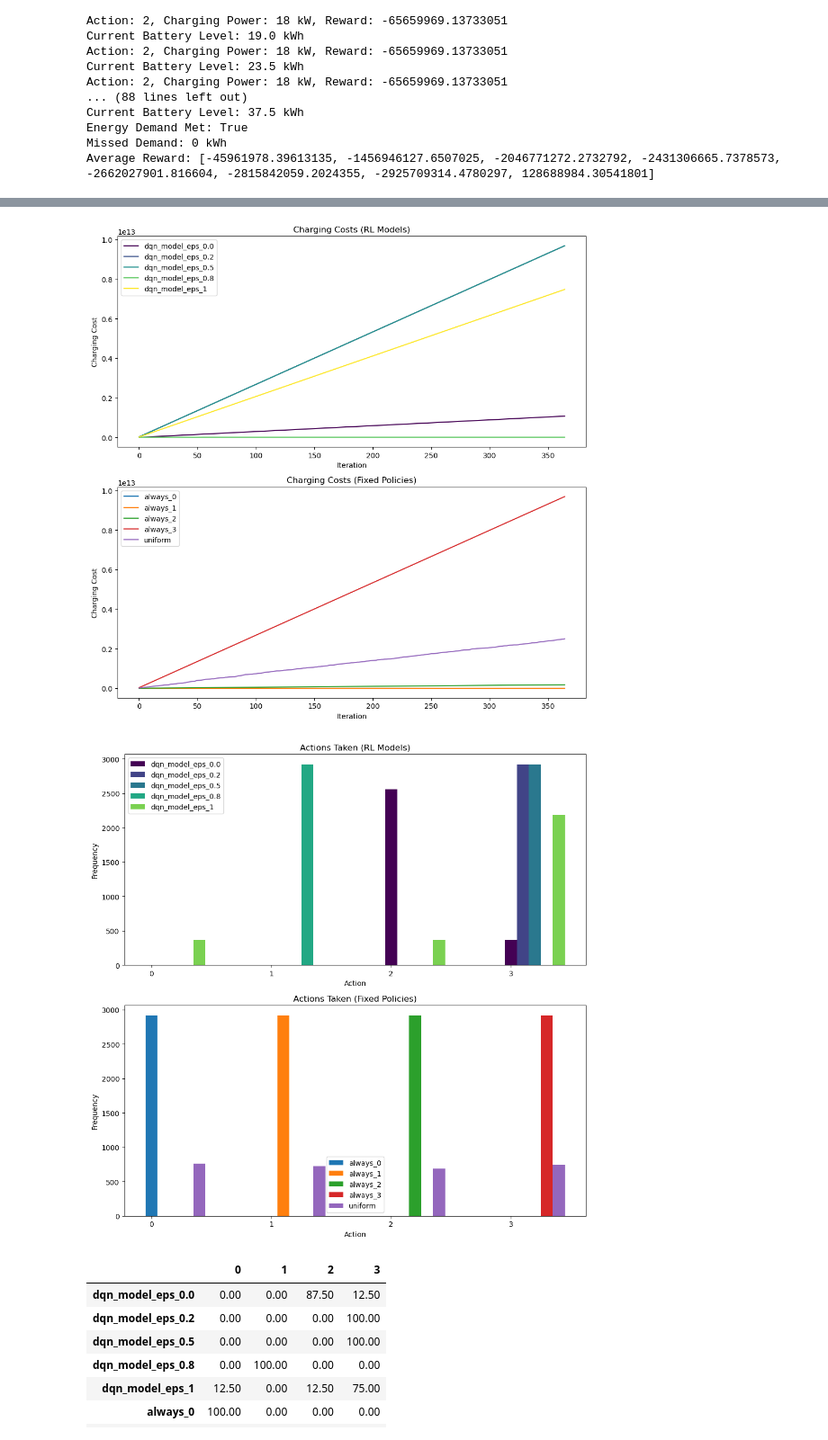
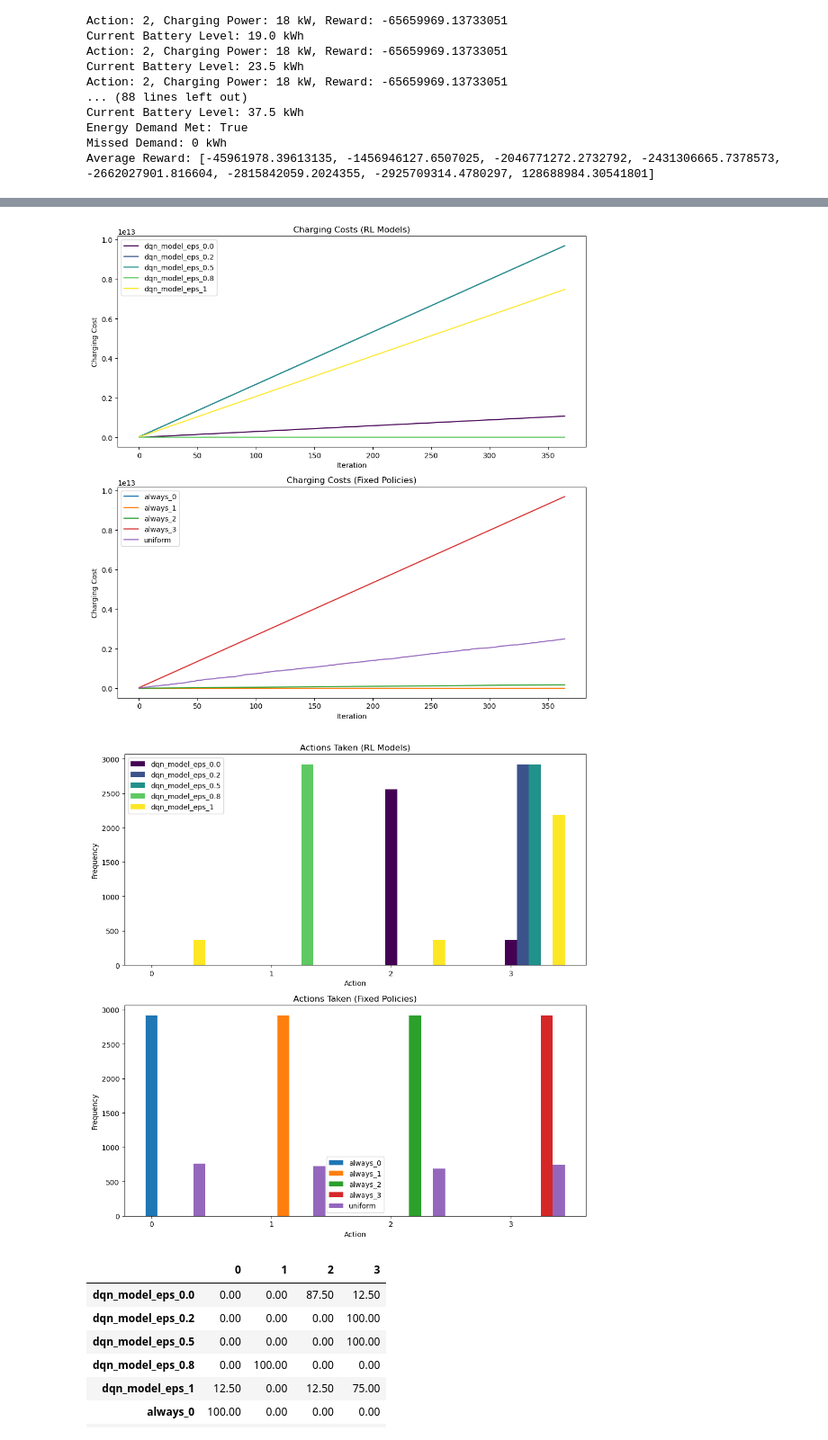
Before and after one commit to OliverSauren/AAA_Stahl, a Jupyter notebook: 5_reinforcement_learning.ipynb, the cells around one changed output, grey strips where cells are left out. Shown at 90% size. Drawn from its saved outputs; the diff is of its cells as text; code cells hidden in the pictures.

```diff
--- a/5_reinforcement_learning.ipynb
+++ b/5_reinforcement_learning.ipynb
@@ -327,38 +327,38 @@ for i, model_file in enumerate(model_files):
         unique_actions, counts = np.unique(actions_iter, return_counts=True)
         action_counts[unique_actions] += counts
     # Normalize color based on position in list
-    color = colormap(i / len(model_files))
+    color = colors[i]
     axes[0].bar(x + (i * width), action_counts, width=width, label=model_file, color=color)
 
 # Fixed Policies
 for i, policy_name in enumerate(fixed_policies, start=n_models):
     actions = all_actions_taken[i]
     action_counts = np.zeros(env.action_space.n)
     for actions_iter in actions:
         unique_actions, counts = np.unique(actions_iter, return_counts=True)
         action_counts[unique_actions] += counts
     axes[1].bar(x + ((i - n_models) * width), action_counts, width=width, label=policy_name)
 
 axes[0].set_title('Actions Taken (RL Models)')
 axes[0].set_xlabel('Action')
 axes[0].set_ylabel('Frequency')
 axes[0].set_xticks(x)
 axes[0].set_xticklabels(range(env.action_space.n))
 axes[0].legend()
 
 axes[1].set_title('Actions Taken (Fixed Policies)')
 axes[1].set_xlabel('Action')
 axes[1].set_ylabel('Frequency')
 axes[1].set_xticks(x)
 axes[1].set_xticklabels(range(env.action_space.n))
 axes[1].legend()
 
 plt.tight_layout()
 plt.show()
 # %% [output]
 [figure]
 [figure]
-[figure, old version]
+[figure, new version]
 # %%
 # Initialize the dataframe
 agent_names = model_files + fixed_policies
```
